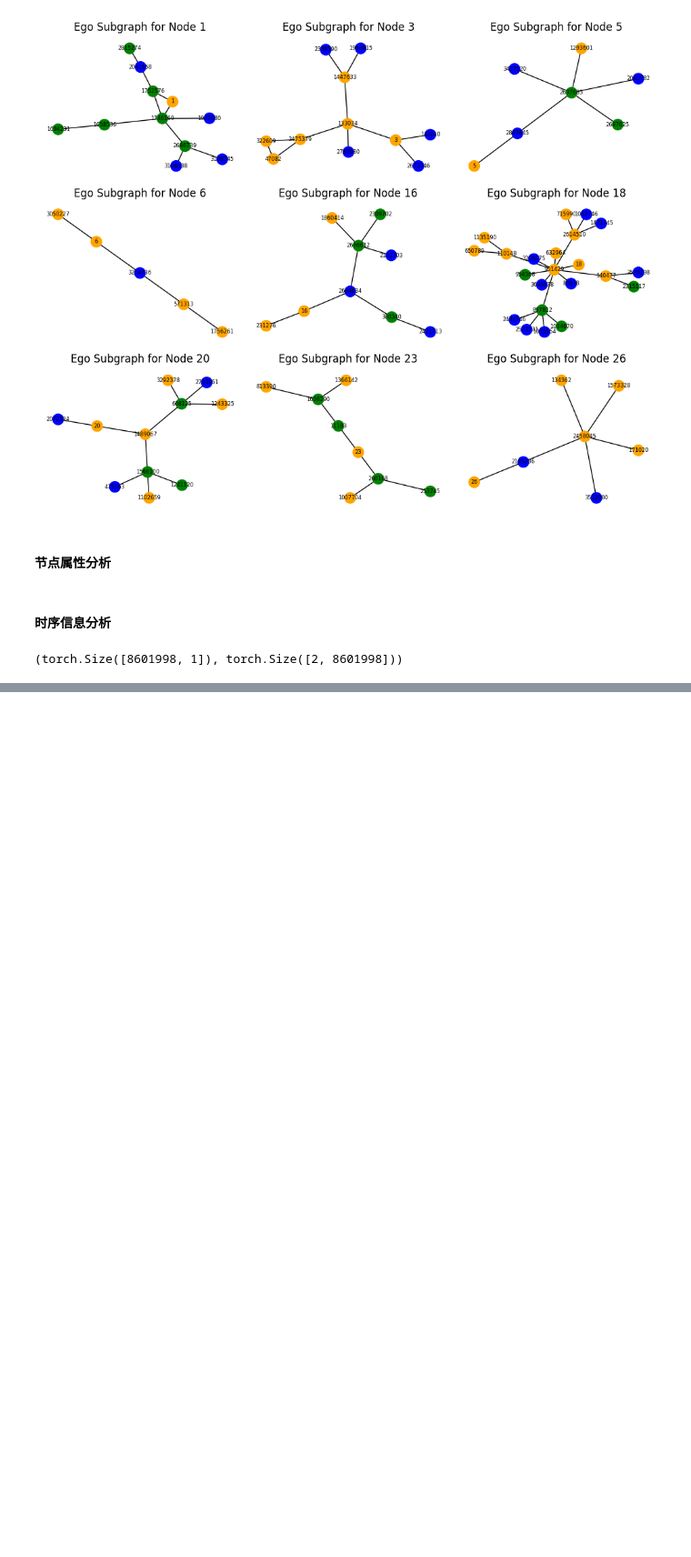
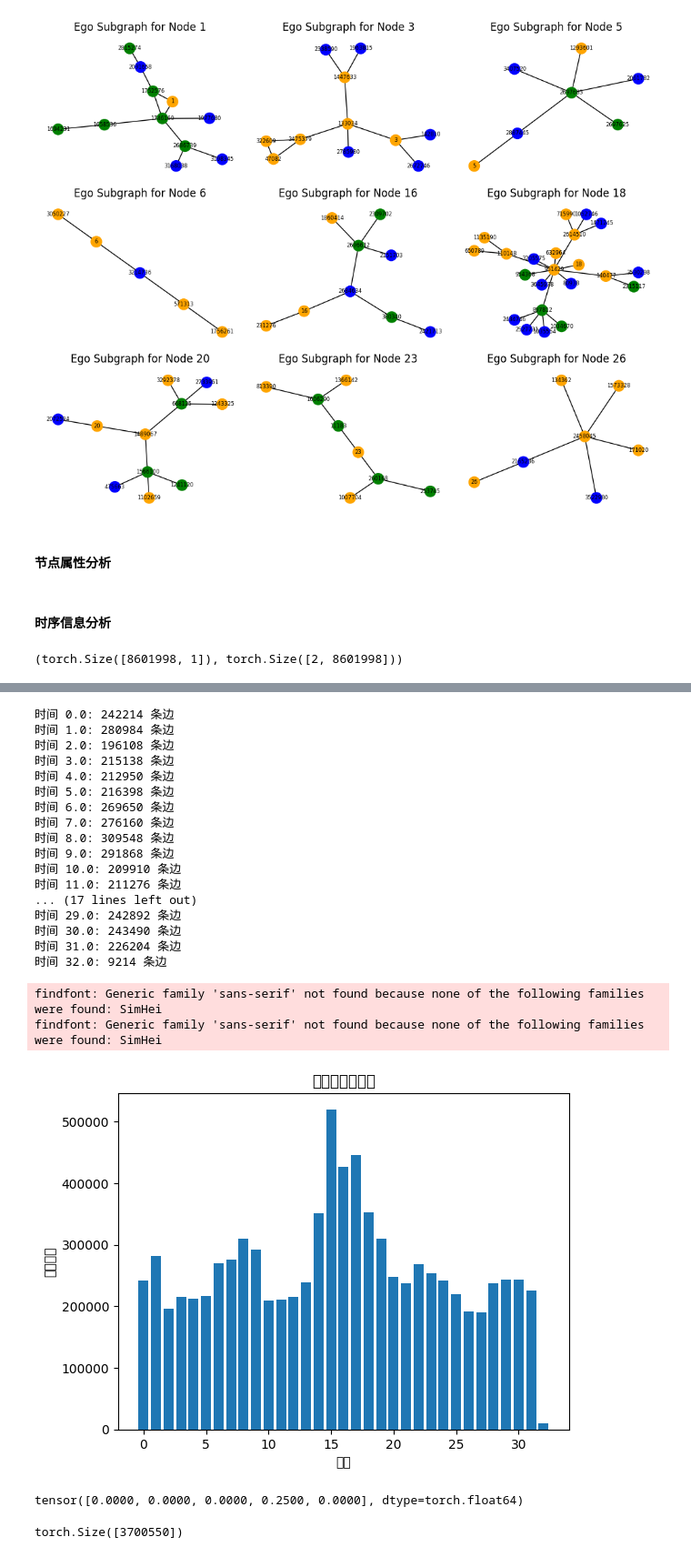
Before and after one commit to mgao97/DGraph_Experiments, a Jupyter notebook: our.ipynb, the cells around one changed output, grey strips where cells are left out. Shown at 91% size. Drawn from its saved outputs; the diff is of its cells as text; code cells hidden in the pictures; blank space fills up the shorter version.

```diff
--- a/our.ipynb
+++ b/our.ipynb
@@ -357,0 +339,43 @@ Error:
+# %%
+plt.rcParams['font.sans-serif']=['SimHei'] #用来正常显示中文标签
+plt.rcParams['axes.unicode_minus'] = False #用来正常显示负号
+
+# 将 PyTorch 张量转换为 NumPy 数组
+time_array = edge_time.numpy()
+edge_array = edge_index.numpy()
+
+# 获取时间张量的最小值和最大值
+min_time = np.min(time_array)
+max_time = np.max(time_array)
+
+# 创建时间范围，例如 [0, 1, 2, ..., 32]，可以根据需要修改步长
+time_range = np.arange(min_time, max_time + 1)
+
+# 初始化一个字典来存储每个时间点对应的边的数量
+edge_counts = {time: 0 for time in time_range}
+
+# 统计每个时间点对应的边的数量
+for i in range(len(time_array)):
+    time = time_array[i][0]
+    edge_counts[time] += 1
+
+
+# 打印每个时间点对应的边的数量
+for time, count in edge_counts.items():
+    print(f"时间 {time}: {count} 条边")
+
+# 获取时间和边的数量
+times = list(edge_counts.keys())
+edge_counts_values = list(edge_counts.values())
+
+# 创建一个简单的直方图
+plt.bar(times, edge_counts_values)
+
+# 设置图的标题和坐标轴标签
+plt.title("时间与边的分布")
+plt.xlabel("时间")
+plt.ylabel("边的数量")
+
+# 显示图
+plt.show()
+# %% [output]
@@ -357,0 +399,29 @@ Error:
+时间 0.0: 242214 条边
+时间 1.0: 280984 条边
+时间 2.0: 196108 条边
+时间 3.0: 215138 条边
+时间 4.0: 212950 条边
+时间 5.0: 216398 条边
+时间 6.0: 269650 条边
+时间 7.0: 276160 条边
+时间 8.0: 309548 条边
+时间 9.0: 291868 条边
+时间 10.0: 209910 条边
+时间 11.0: 211276 条边
+... (17 lines left out)
+时间 29.0: 242892 条边
+时间 30.0: 243490 条边
+时间 31.0: 226204 条边
+时间 32.0: 9214 条边
+findfont: Generic family 'sans-serif' not found because none of the following families were found: SimHei
+findfont: Generic family 'sans-serif' not found because none of the following families were found: SimHei
+[figure, added]
+# %%
+node_time = (node_time - torch.min(node_time)) / (torch.max(node_time) - torch.min(node_time))
+node_time[:5]
+# %% [output]
+tensor([0.0000, 0.0000, 0.0000, 0.2500, 0.0000], dtype=torch.float64)
+# %%
+node_time.shape
+# %% [output]
+torch.Size([3700550])
```
Also changed, not shown: parts of 60 cells of this notebook, 33 other files.
